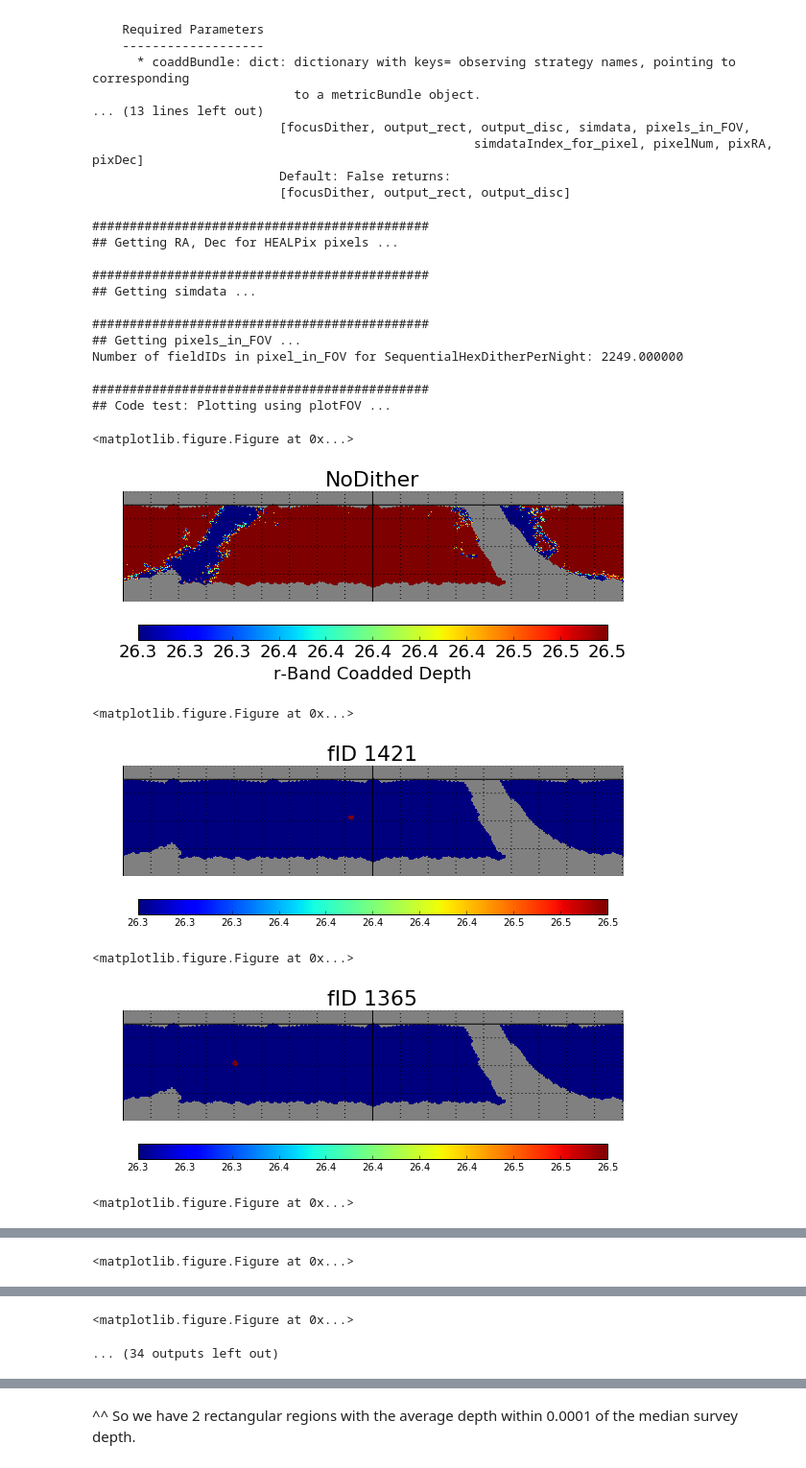
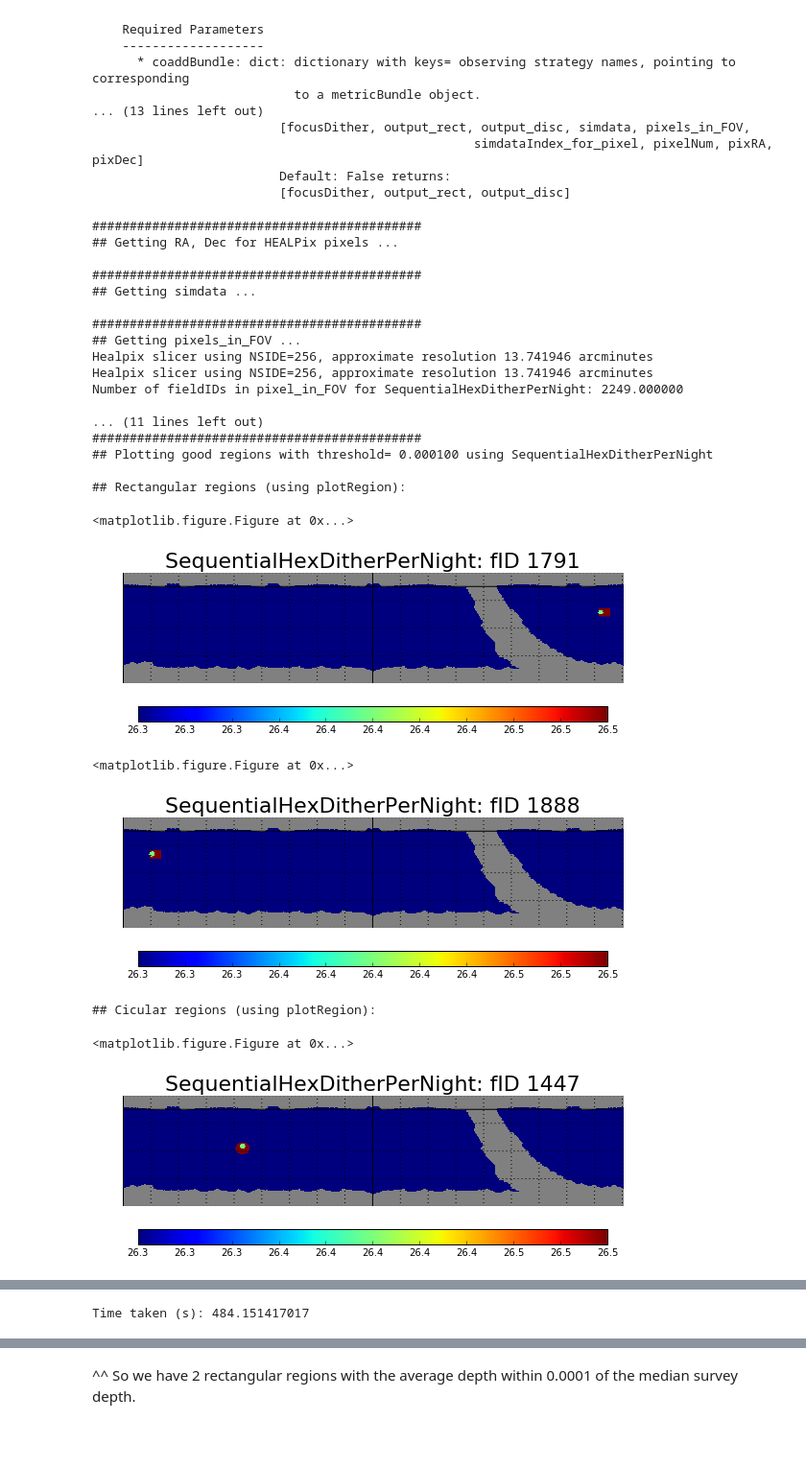
Before and after one commit to humnaawan/DC1-Regions, a Jupyter notebook: DC1 Candidate Regions.ipynb, the cells around one changed output, grey strips where cells are left out. Shown at 96% size. Cells and saved outputs as stored; diff of their text form; code cells hidden in the pictures; blank space fills up the shorter version.

```diff
--- a/DC1 Candidate Regions.ipynb
+++ b/DC1 Candidate Regions.ipynb
@@ -61,29 +61,34 @@ findDC1Regions(coaddBundle, dbpath, plotTestPlots=True, filterBand='i', threshol
 # %%
 startTime= time.time()
 dbpath = path+'minion_1016_sqlite.db'
-output= findDC1Regions(coaddBundle, dbpath, plotTestPlots= True,
+output= findDC1Regions(coaddBundle, dbpath, plotTestPlots= False,
                        filterBand= 'r', returnAll= True)
 
-focusDither, output_rect, output_disc, simdata, pixels_in_FOV, simdataIndex_for_pixel, pixelNum, pixRA, pixDec= output
+focusDither, output_rect, output_disc, simdata, pixels_in_FOV, pixelNum, pixRA, pixDec= output
 
 print 'Time taken (s):', time.time()-startTime
 # %% [output]
-#############################################
+############################################
 ## Getting RA, Dec for HEALPix pixels ...
 
-#############################################
+############################################
 ## Getting simdata ...
 
-#############################################
+############################################
 ## Getting pixels_in_FOV ...
+Healpix slicer using NSIDE=256, approximate resolution 13.741946 arcminutes
+Healpix slicer using NSIDE=256, approximate resolution 13.741946 arcminutes
 Number of fieldIDs in pixel_in_FOV for SequentialHexDitherPerNight: 2249.000000
 
-#############################################
-## Code test: Plotting using plotFOV ...
+... (11 lines left out)
+############################################
+## Plotting good regions with threshold= 0.000100 using SequentialHexDitherPerNight
+
+## Rectangular regions (using plotRegion):
 <matplotlib.figure.Figure at 0x...>
-[figure, old version]
+[figure, new version]
 <matplotlib.figure.Figure at 0x...>
-[figure, old version]
+[figure, new version]
-<matplotlib.figure.Figure at 0x...>
+## Cicular regions (using plotRegion):
+<matplotlib.figure.Figure at 0x...>
-[figure, old version]
+[figure, new version]
-<matplotlib.figure.Figure at 0x...>
@@ -91 +95 @@ Number of fieldIDs in pixel_in_FOV for SequentialHexDitherPerNight: 2249.000000
-<matplotlib.figure.Figure at 0x...>
+Time taken (s): 484.151417017
@@ -93,2 +95,0 @@ Number of fieldIDs in pixel_in_FOV for SequentialHexDitherPerNight: 2249.000000
-<matplotlib.figure.Figure at 0x...>
-... (34 outputs left out)
```
Also changed, not shown: parts of 14 cells of this notebook.
